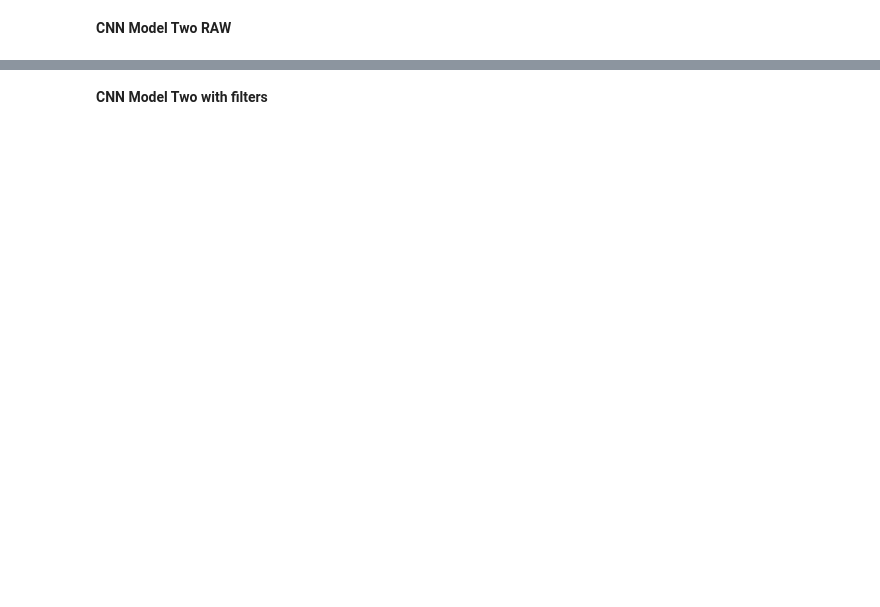
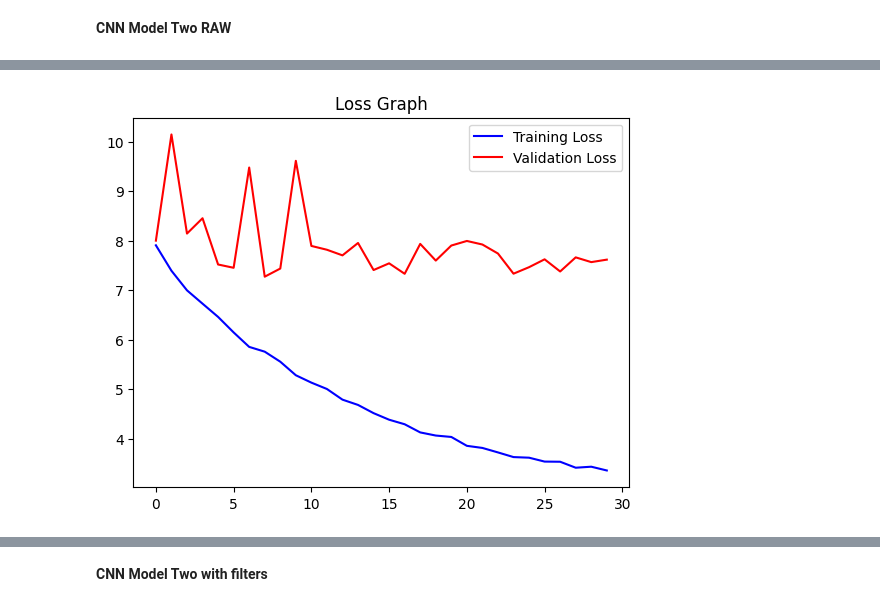
Before and after one commit to geogardow/pattern_recognition_project_2, a Jupyter notebook: Project2.ipynb, the cells around one changed output, grey strips where cells are left out. Drawn from its saved outputs; the diff is of its cells as text; code cells hidden in the pictures; blank space fills up the shorter version.

```diff
--- a/Project2.ipynb
+++ b/Project2.ipynb
@@ -530,3 +537,30 @@ CNNTwo.add(Dense(117, activation='softmax'))
+# %%
+input_shape = (100, 100, 3)
+
+inputs = Input((input_shape))
+conv_1 = Conv2D(25, kernel_size=(5, 5), activation='relu') (inputs)
+maxp_1 = MaxPooling2D(pool_size=(2, 2)) (conv_1)
+conv_2 = Conv2D(50, kernel_size=(5, 5), activation='relu') (maxp_1)
+maxp_2 = MaxPooling2D(pool_size=(2, 2)) (conv_2)
+conv_3 = Conv2D(100, kernel_size=(5, 5), activation='relu') (maxp_2)
+maxp_3 = MaxPooling2D(pool_size=(2, 2)) (conv_3)
+conv_4 = Conv2D(200, kernel_size=(5, 5), activation='relu') (maxp_3)
+maxp_4 = MaxPooling2D(pool_size=(2, 2)) (conv_4)
+
+flatten = Flatten() (maxp_4)
+
+dense_1 = Dense(200, activation='relu') (flatten)
+dense_2 = Dense(200, activation='relu') (flatten)
+
+dropout_1 = Dropout(0.3) (dense_1)
+dropout_2 = Dropout(0.3) (dense_2)
+
+output_1 = Dense(5, activation='softmax', name='ethnicity_out') (dropout_1)
+output_2 = Dense(1, activation='relu', name='age_out') (dropout_2)
+
+CNNTwo = Model(inputs=[inputs], outputs=[output_1, output_2])
+
+CNNTwo.compile(loss=['sparse_categorical_crossentropy', 'mae','mse'], optimizer='adam', metrics=['accuracy'])
 # %% [markdown]
 # **Tests**
 # %% [markdown]
@@ -690,3 +760,5 @@ plt.figure()
 CNNOne.save('CNNOne_FILTER.h5')
 # %% [markdown]
 **CNN Model Two RAW**
+# %%
+history = CNNTwo.fit(x=X3D_np, y=[y3D_np.T[2], y3D_np.T[0]], batch_size=32, epochs=30, validation_split=0.2)
@@ -692,0 +803,13 @@ CNNOne.save('CNNOne_FILTER.h5')
+# %%
+# plot results for age
+loss = history.history['age_out_loss']
+val_loss = history.history['val_age_out_loss']
+epochs = range(len(loss))
+
+plt.plot(epochs, loss, 'b', label='Training Loss')
+plt.plot(epochs, val_loss, 'r', label='Validation Loss')
+plt.title('Loss Graph')
+plt.legend()
+plt.show()
+# %% [output]
+[figure, added]
```
Also changed, not shown: parts of 47 cells of this notebook, 3 other files.
